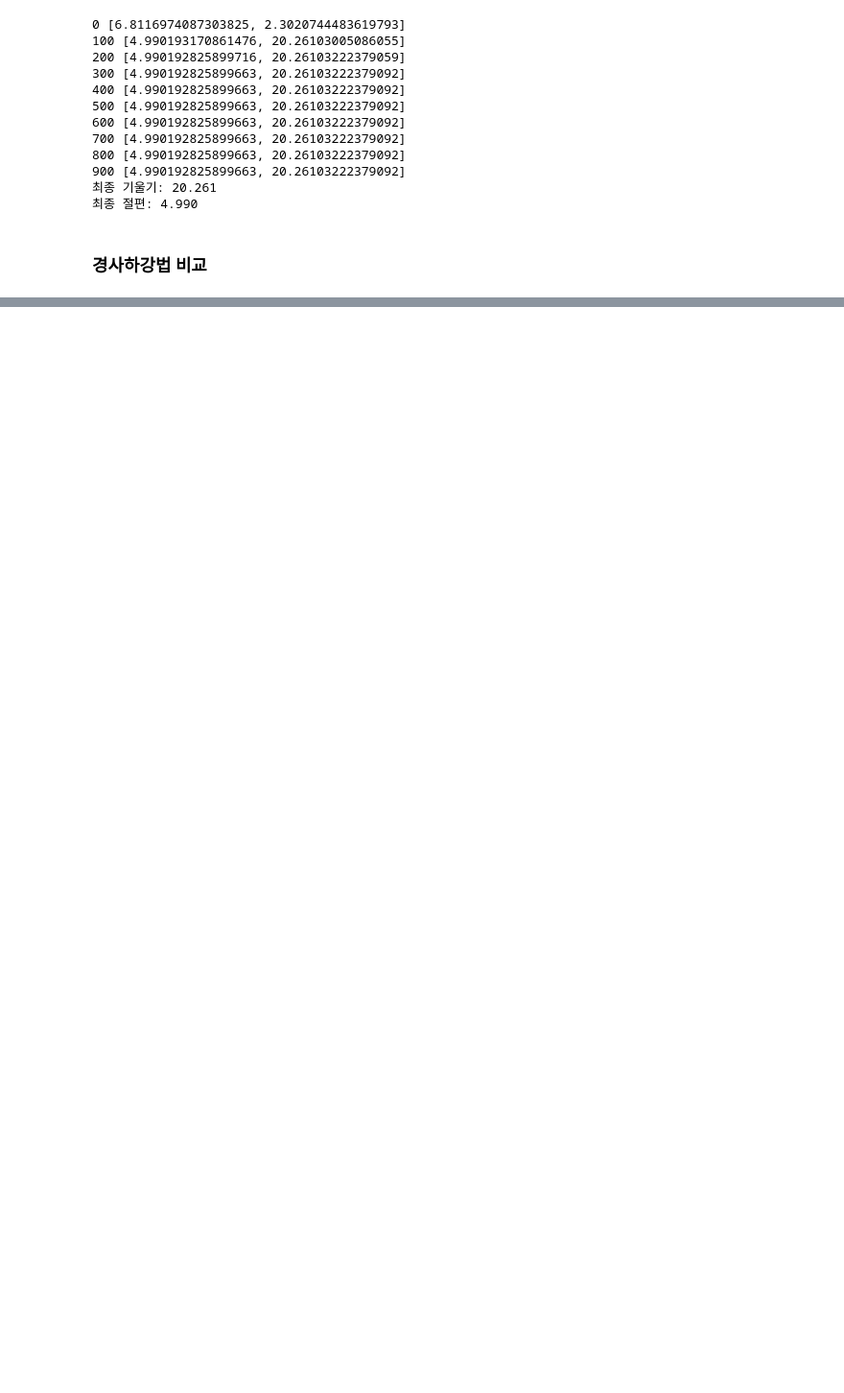
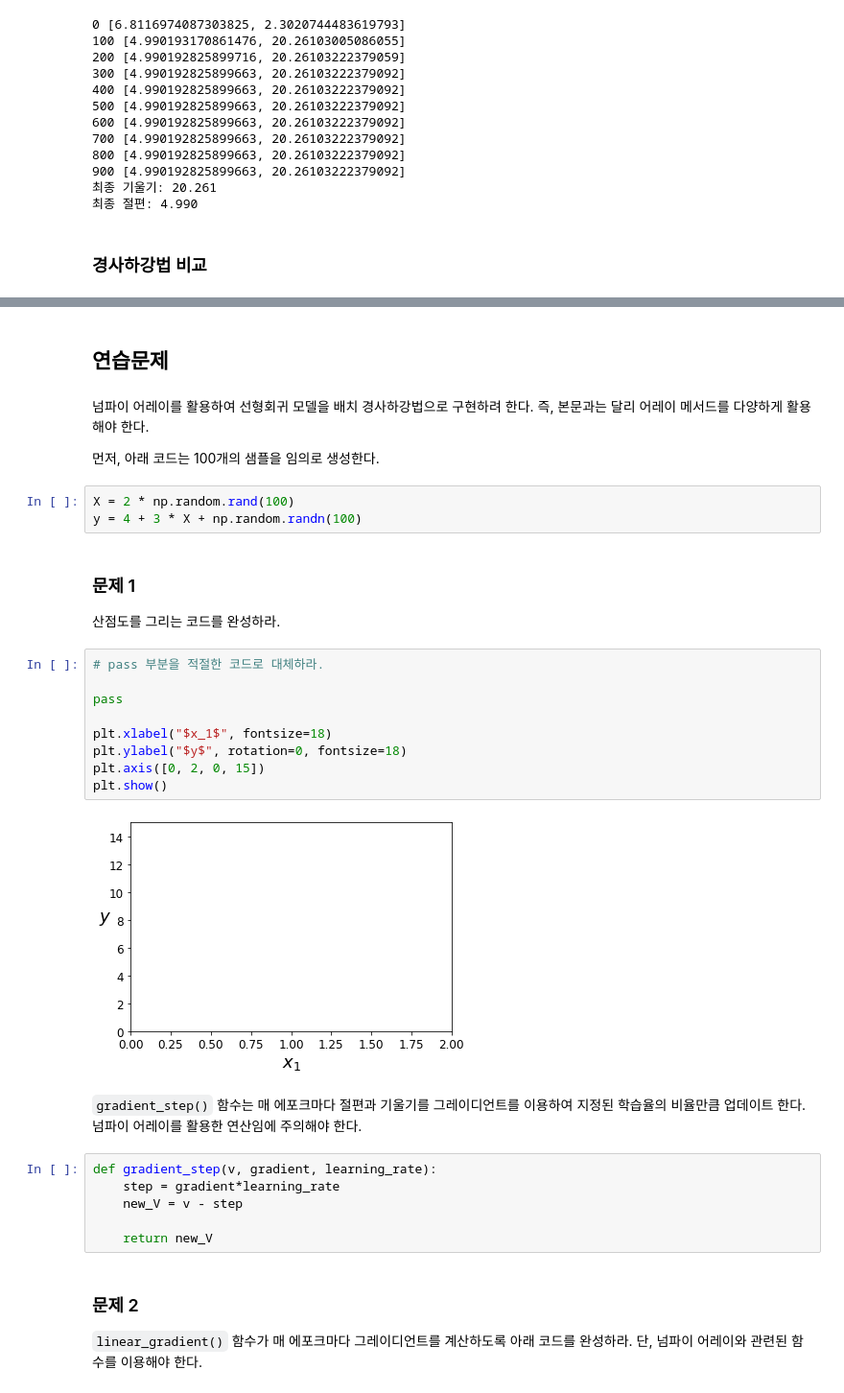
Before and after one commit to codingalzi/pydata, a Jupyter notebook: notebooks/pydata08-machine-learning-preview-2.ipynb, the cells around one changed output, grey strips where cells are left out. Shown at 96% size. Cells and saved outputs as stored; diff of their text form; blank space fills up the shorter version.

```diff
--- a/notebooks/pydata08-machine-learning-preview-2.ipynb
+++ b/notebooks/pydata08-machine-learning-preview-2.ipynb
@@ -939,0 +1067,42 @@ print(f"최종 절편: {intercept:.3f}")
+# %% [markdown]
+## 연습문제
+# %% [markdown]
+넘파이 어레이를 활용하여 선형회귀 모델을 배치 경사하강법으로 구현하려 한다.
+즉, 본문과는 달리 어레이 메서드를 다양하게 활용해야 한다.
+
+먼저, 아래 코드는 100개의 샘플을 임의로 생성한다.
+# %%
+X = 2 * np.random.rand(100)
+y = 4 + 3 * X + np.random.randn(100)
+# %% [markdown]
+### 문제 1
+
+산점도를 그리는 코드를 완성하라.
+# %%
+# pass 부분을 적절한 코드로 대체하라.
+
+pass
+
+plt.xlabel("$x_1$", fontsize=18)
+plt.ylabel("$y$", rotation=0, fontsize=18)
+plt.axis([0, 2, 0, 15])
+plt.show()
+# %% [output]
+[figure, added]
+# %% [markdown]
+`gradient_step()` 함수는 매 에포크마다
+절편과 기울기를
+그레이디언트를 이용하여 지정된 학습율의 비율만큼 업데이트 한다.
+넘파이 어레이를 활용한 연산임에 주의해야 한다.
+# %%
+def gradient_step(v, gradient, learning_rate):
+    step = gradient*learning_rate
+    new_V = v - step
+
+    return new_V
+# %% [markdown]
+### 문제 2
+
+`linear_gradient()` 함수가 매 에포크마다 그레이디언트를
+계산하도록 아래 코드를 완성하라.
+단, 넘파이 어레이와 관련된 함수를 이용해야 한다.
```
Also changed, not shown: parts of 54 cells of this notebook, 5 other files.
